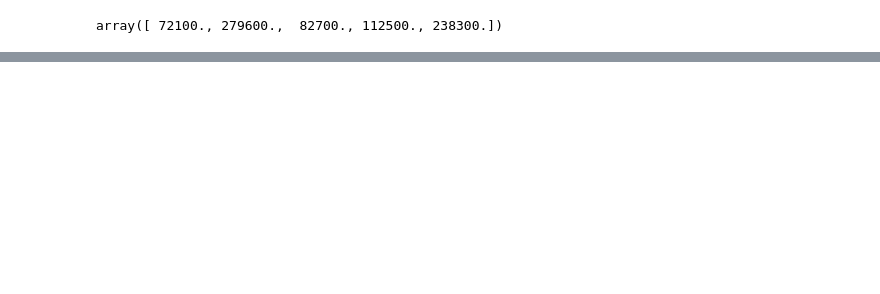
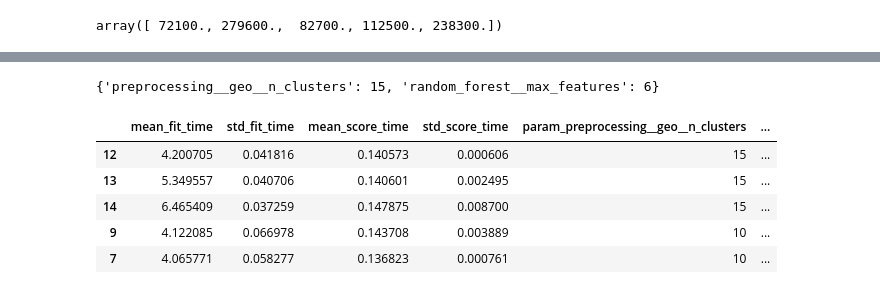
Before and after one commit to semingrai/Hands-on-ML-, a Jupyter notebook: end-end.ipynb, the cells around one changed output, grey strips where cells are left out. Drawn from its saved outputs; the diff is of its cells as text; code cells hidden in the pictures; blank space fills up the shorter version.

```diff
--- a/end-end.ipynb
+++ b/end-end.ipynb
@@ -456,0 +480,5 @@ lin_rse
+# %%
+from sklearn.tree import DecisionTreeRegressor
+tree_reg = make_pipeline(preprocessing,
+DecisionTreeRegressor(random_state=42))
+tree_reg.fit(housing, housing_labels)
@@ -456,0 +540,16 @@ lin_rse
+# %%
+# GRID
+from sklearn.model_selection import GridSearchCV
+full_pipeline = Pipeline([
+    ("preprocessing", preprocessing),
+    ("random_forest", RandomForestRegressor(random_state=42))
+])
+param_grid = [
+    {"preprocessing__geo__n_clusters": [5, 8, 10],
+     "random_forest__max_features": [4, 6, 8]},
+    {"preprocessing__geo__n_clusters": [10, 15],
+     "random_forest__max_features": [6, 8, 10]},
+]
+grid_search = GridSearchCV(full_pipeline, param_grid, cv = 3,
+                           scoring='neg_root_mean_squared_error')
+grid_search.fit(housing, housing_labels)
@@ -456,0 +576,15 @@ lin_rse
+# %%
+grid_search.best_params_
+# %% [output]
+{'preprocessing__geo__n_clusters': 15, 'random_forest__max_features': 6}
+# %%
+cv_res = pd.DataFrame(grid_search.cv_results_)
+cv_res.sort_values(by="mean_test_score", ascending=False, inplace=True)
+cv_res.head()
+# %% [output]
+|  | mean_fit_time | std_fit_time | mean_score_time | std_score_time | param_preprocessing__geo__n_clusters | ... |
+| 12 | 4.200705 | 0.041816 | 0.140573 | 0.000606 | 15 | ... |
+| 13 | 5.349557 | 0.040706 | 0.140601 | 0.002495 | 15 | ... |
+| 14 | 6.465409 | 0.037259 | 0.147875 | 0.008700 | 15 | ... |
+| 9 | 4.122085 | 0.066978 | 0.143708 | 0.003889 | 10 | ... |
+| 7 | 4.065771 | 0.058277 | 0.136823 | 0.000761 | 10 | ... |
```
Also changed, not shown: parts of 11 cells of this notebook.
